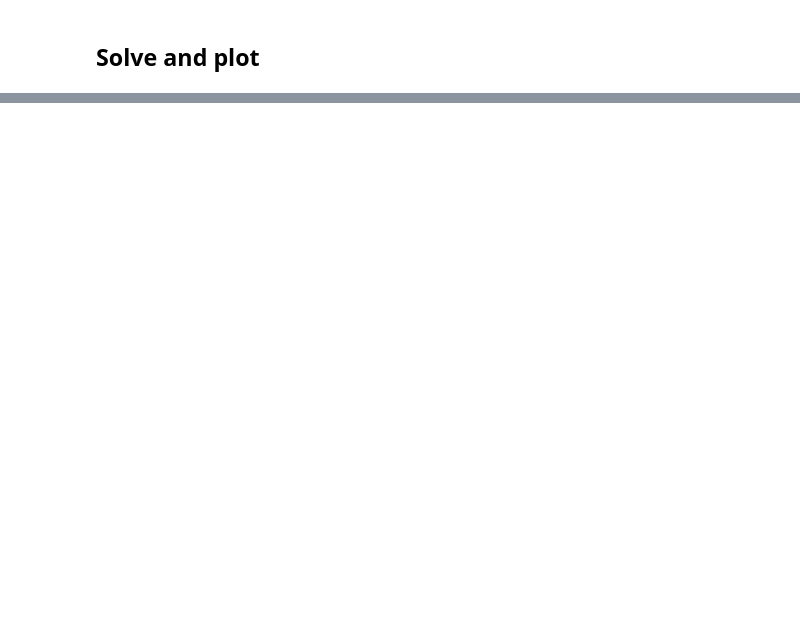
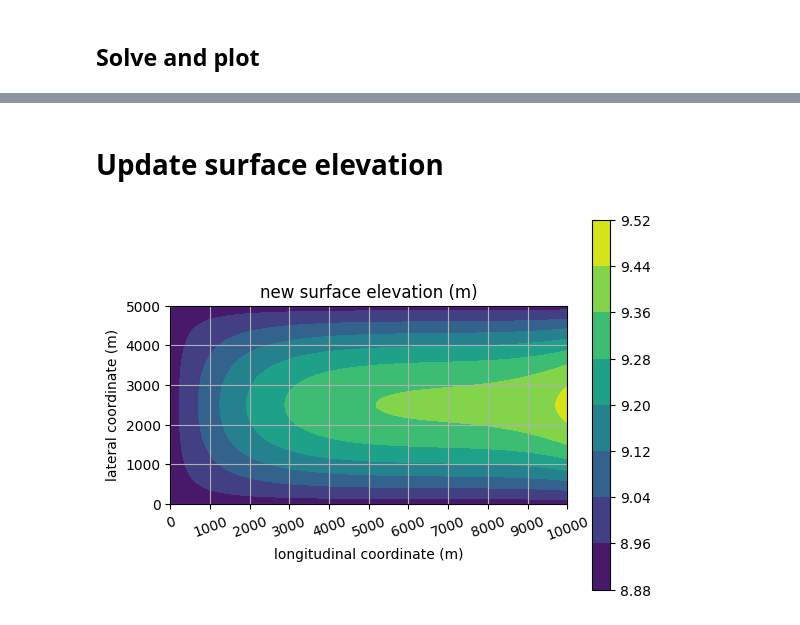
Before and after one commit to chrismiele/weird_flex, a Jupyter notebook: kirchhoff_plate.ipynb, the cells around one changed output, grey strips where cells are left out. Saved outputs shown, nothing was run; the diff lists cells and outputs as text; code cells hidden in the pictures; blank space fills up the shorter version.

```diff
--- a/kirchhoff_plate.ipynb
+++ b/kirchhoff_plate.ipynb
@@ -186,0 +174,17 @@ Text(0, 0.5, 'lateral coordinate (m)')
+# %% [markdown]
+# Update surface elevation
+# %%
+s = project((1 - ρ_i/ρ_w)*H0 + SMB + η, Q) #s = s0 + SMB + η
+#hab = project(ρ_i/ρ_w*SMB + η, Q) #height above buoyancy
+
+fig, ax = plt.subplots()
+ax.set_aspect('equal')
+colors = tricontourf(s, axes = ax)
+plt.colorbar(colors)
+plt.xticks(range(0, Lx + 1, 1000), rotation=20)
+plt.title('new surface elevation (m)')
+plt.xlabel('longitudinal coordinate (m)')
+plt.ylabel('lateral coordinate (m)')
+plt.grid()
+# %% [output]
+[figure, added]
```
Also changed, not shown: parts of 22 cells of this notebook.
